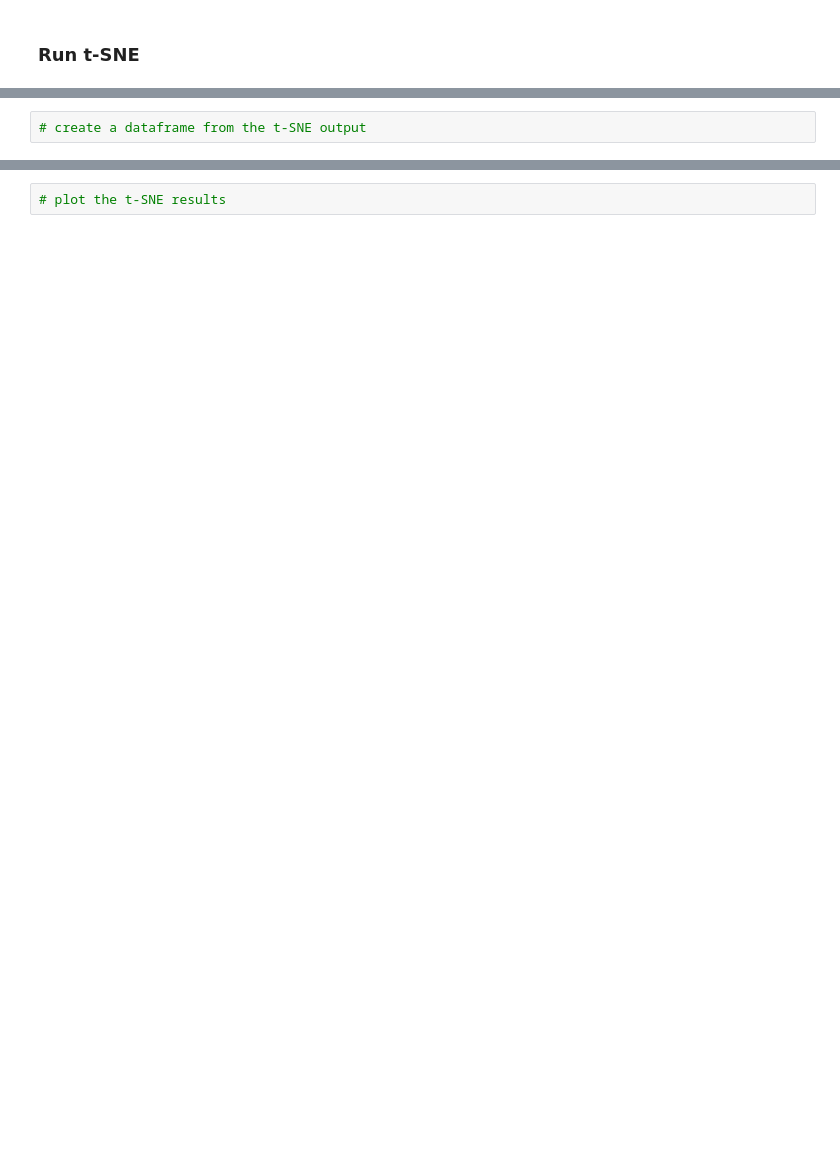
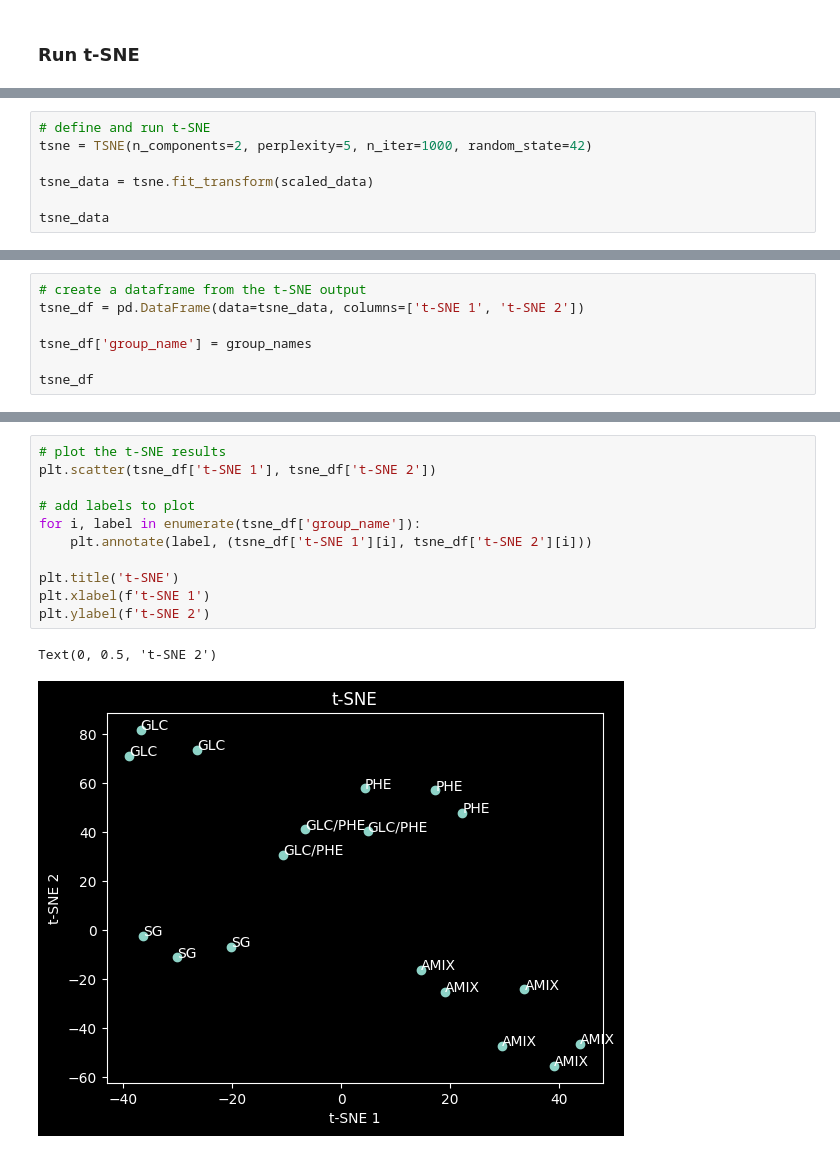
Before and after one commit to RhymerJ123/Rhodococcus-Shap, a Jupyter notebook: L17_notes.ipynb, the cells around one changed output, grey strips where cells are left out. Drawn from its saved outputs; the diff is of its cells as text; blank space fills up the shorter version.

```diff
--- a/L17_notes.ipynb
+++ b/L17_notes.ipynb
@@ -57,0 +285,7 @@ from sklearn.manifold import TSNE
+# %%
+# define and run t-SNE
+tsne = TSNE(n_components=2, perplexity=5, n_iter=1000, random_state=42)
+
+tsne_data = tsne.fit_transform(scaled_data)
+
+tsne_data
@@ -58,2 +311,7 @@ from sklearn.manifold import TSNE
 # %%
 # create a dataframe from the t-SNE output
+tsne_df = pd.DataFrame(data=tsne_data, columns=['t-SNE 1', 't-SNE 2'])
+
+tsne_df['group_name'] = group_names
+
+tsne_df
@@ -60,2 +336,14 @@ from sklearn.manifold import TSNE
-# %%
-# plot the t-SNE results
+# %%
+# plot the t-SNE results
+plt.scatter(tsne_df['t-SNE 1'], tsne_df['t-SNE 2'])
+
+# add labels to plot
+for i, label in enumerate(tsne_df['group_name']):
+    plt.annotate(label, (tsne_df['t-SNE 1'][i], tsne_df['t-SNE 2'][i]))
+
+plt.title('t-SNE')
+plt.xlabel(f't-SNE 1')
+plt.ylabel(f't-SNE 2')
+# %% [output]
+Text(0, 0.5, 't-SNE 2')
+[figure, added]
```
Also changed, not shown: parts of 18 cells of this notebook.
